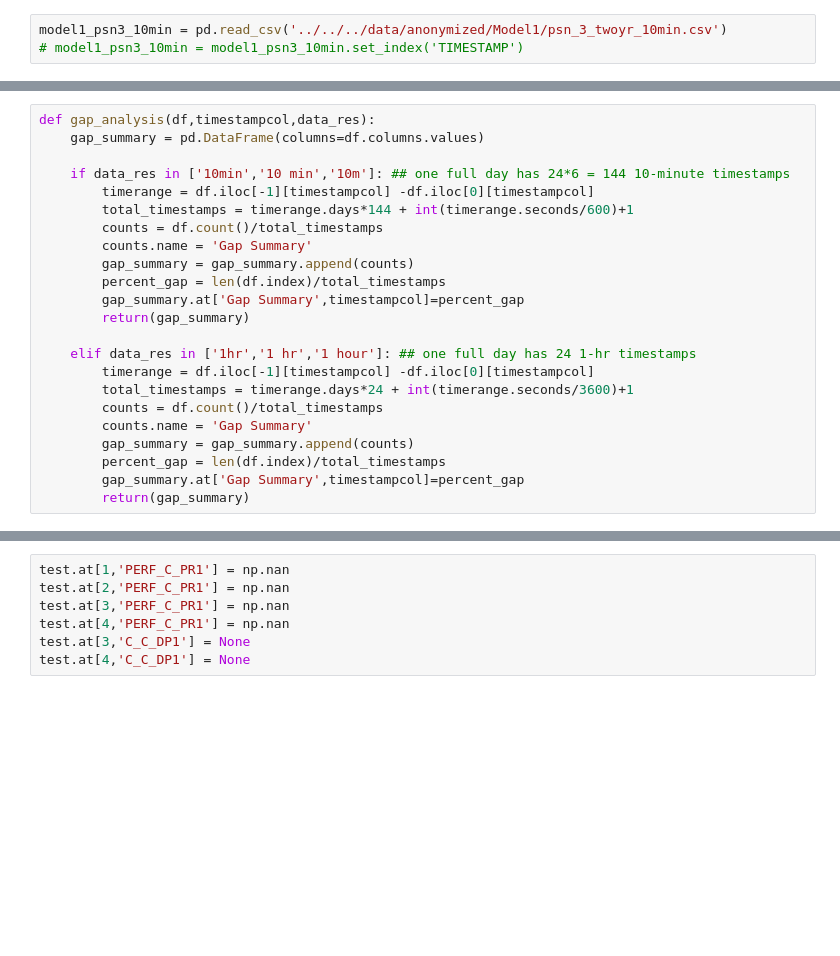
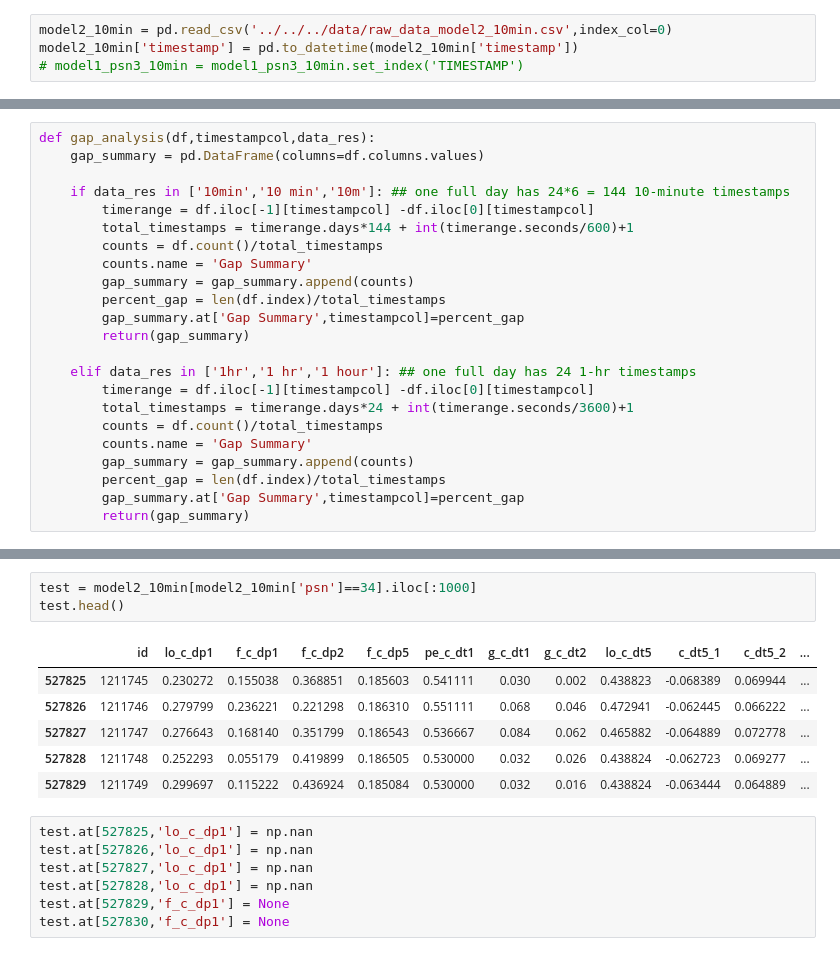
Before and after one commit to j-goldsmith/TurbineTimeSeries.EDA, a Jupyter notebook: eda/Gap analysis.ipynb, the cells around one changed output, grey strips where cells are left out. Drawn from its saved outputs; the diff is of its cells as text; blank space fills up the shorter version.

```diff
--- a/eda/Gap analysis.ipynb
+++ b/eda/Gap analysis.ipynb
@@ -16,5 +7,6 @@ from sklearn.preprocessing import StandardScaler
 # %%
 ## TODO WRITE CODE AS CLASS IN SKLEARN STYLE WITH FIT/TRANSFORM
 # %%
-model1_psn3_10min = pd.read_csv('../../../data/anonymized/Model1/psn_3_twoyr_10min.csv')
+model2_10min = pd.read_csv('../../../data/raw_data_model2_10min.csv',index_col=0)
+model2_10min['timestamp'] = pd.to_datetime(model2_10min['timestamp'])
 # model1_psn3_10min = model1_psn3_10min.set_index('TIMESTAMP')
@@ -230,8 +48,18 @@ test.head()
+# %%
+test = model2_10min[model2_10min['psn']==34].iloc[:1000]
+test.head()
+# %% [output]
+|  | id | lo_c_dp1 | f_c_dp1 | f_c_dp2 | f_c_dp5 | pe_c_dt1 | g_c_dt1 | g_c_dt2 | lo_c_dt5 | c_dt5_1 | c_dt5_2 | ... |
+| 527825 | 1211745 | 0.230272 | 0.155038 | 0.368851 | 0.185603 | 0.541111 | 0.030 | 0.002 | 0.438823 | -0.068389 | 0.069944 | ... |
+| 527826 | 1211746 | 0.279799 | 0.236221 | 0.221298 | 0.186310 | 0.551111 | 0.068 | 0.046 | 0.472941 | -0.062445 | 0.066222 | ... |
+| 527827 | 1211747 | 0.276643 | 0.168140 | 0.351799 | 0.186543 | 0.536667 | 0.084 | 0.062 | 0.465882 | -0.064889 | 0.072778 | ... |
+| 527828 | 1211748 | 0.252293 | 0.055179 | 0.419899 | 0.186505 | 0.530000 | 0.032 | 0.026 | 0.438824 | -0.062723 | 0.069277 | ... |
+| 527829 | 1211749 | 0.299697 | 0.115222 | 0.436924 | 0.185084 | 0.530000 | 0.032 | 0.016 | 0.438824 | -0.063444 | 0.064889 | ... |
 # %%
-test.at[1,'PERF_C_PR1'] = np.nan
-test.at[2,'PERF_C_PR1'] = np.nan
-test.at[3,'PERF_C_PR1'] = np.nan
-test.at[4,'PERF_C_PR1'] = np.nan
-test.at[3,'C_C_DP1'] = None
-test.at[4,'C_C_DP1'] = None
+test.at[527825,'lo_c_dp1'] = np.nan
+test.at[527826,'lo_c_dp1'] = np.nan
+test.at[527827,'lo_c_dp1'] = np.nan
+test.at[527828,'lo_c_dp1'] = np.nan
+test.at[527829,'f_c_dp1'] = None
+test.at[527830,'f_c_dp1'] = None
 # %%
```
Also changed, not shown: parts of 30 cells of this notebook.
